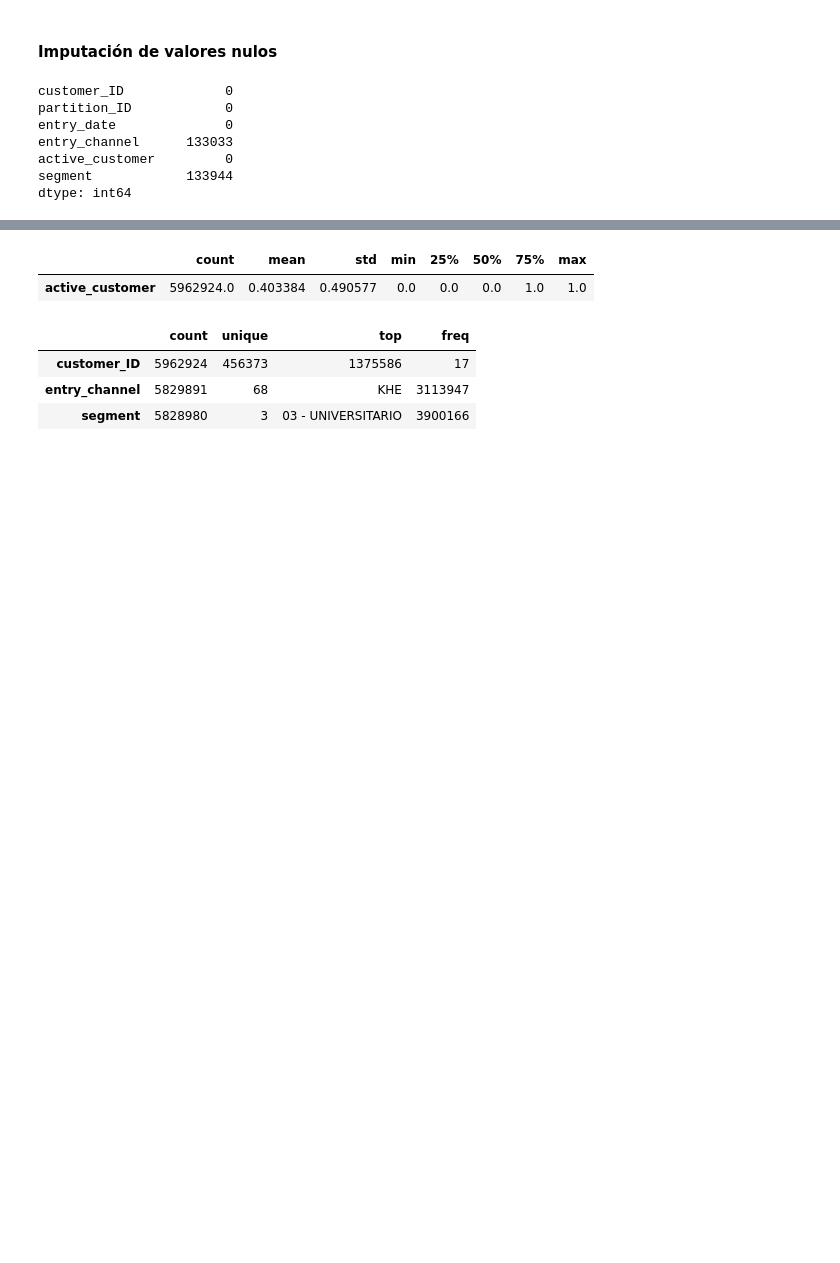
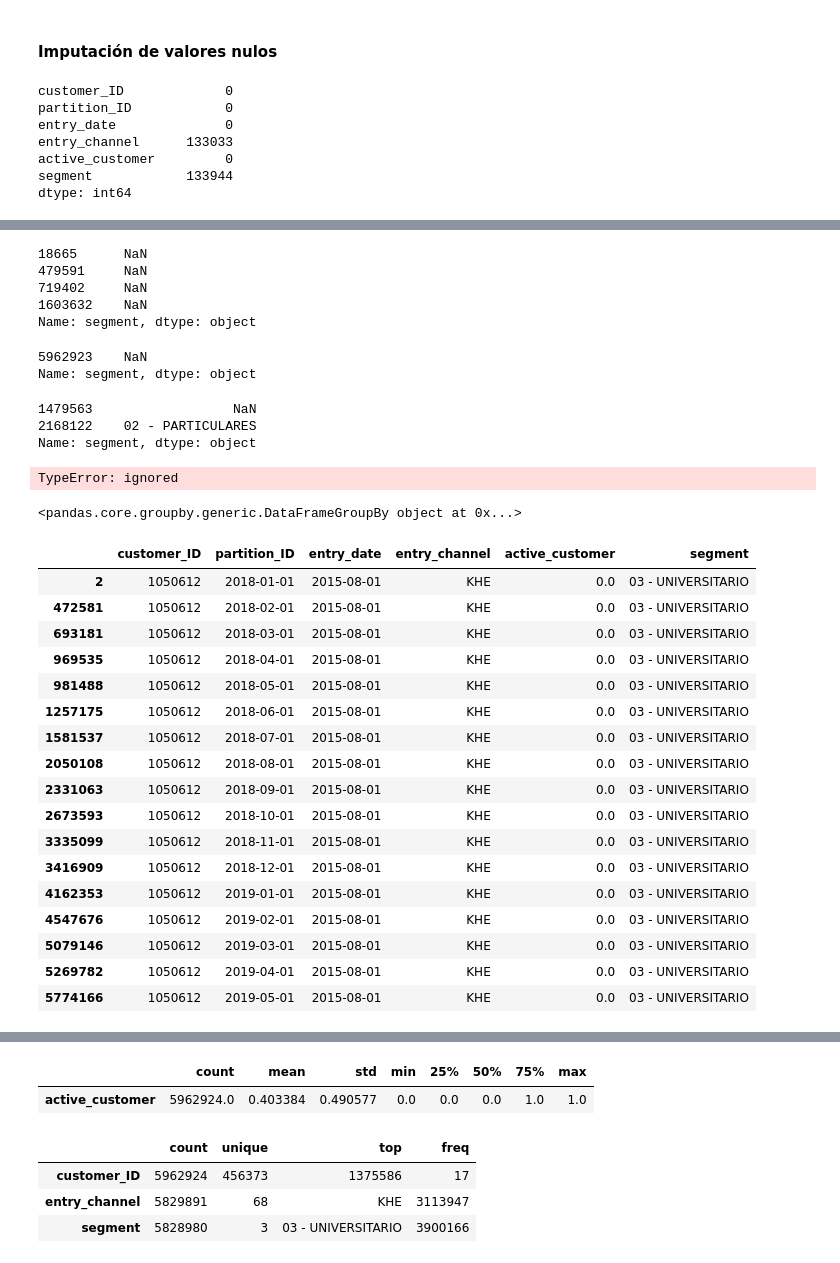
Before and after one commit to RicardColomOrero/easymoney, a Jupyter notebook: Easymoney_Ricard.ipynb, the cells around one changed output, grey strips where cells are left out. Saved outputs shown, nothing was run; the diff lists cells and outputs as text; code cells hidden in the pictures; blank space fills up the shorter version.

```diff
--- a/Easymoney_Ricard.ipynb
+++ b/Easymoney_Ricard.ipynb
@@ -494,9 +494,9 @@ customer_commercial_activity_1['customer_ID']=customer_commercial_activity_1['cu
 # %%
 #customer_commercial_activity_1['active_customer']=customer_commercial_activity_1['active_customer'].astype(bool)
 # %%
-customer_commercial_activity_1['entry_date']=pd.to_datetime(customer_commercial_activity_1['entry_date'])
+customer_commercial_activity_1['entry_date']=pd.to_datetime(customer_commercial_activity_1['entry_date'],format='%Y-%m')
 # %%
-customer_commercial_activity_1['partition_ID']=pd.to_datetime(customer_commercial_activity_1['partition_ID'])
+customer_commercial_activity_1['partition_ID']=pd.to_datetime(customer_commercial_activity_1['partition_ID'],format='%Y-%m')
 # %%
 customer_commercial_activity_1.head()
 # %% [output]
@@ -518,3 +518,5 @@ entry_channel      133033
 active_customer         0
 segment            133944
 dtype: int64
+# %%
+df=customer_commercial_activity_1.copy()
@@ -520,0 +578,19 @@ dtype: int64
+# %%
+df[df['customer_ID']==1060507]['segment']
+# %% [output]
+18665      NaN
+479591     NaN
+719402     NaN
+1603632    NaN
+Name: segment, dtype: object
+# %%
+df[df['customer_ID']==1550586]['segment']
+# %% [output]
+5962923    NaN
+Name: segment, dtype: object
+# %%
+df[df['customer_ID']==15891]['segment']
+# %% [output]
+1479563                  NaN
+2168122    02 - PARTICULARES
+Name: segment, dtype: object
@@ -520,0 +599,31 @@ dtype: int64
+# %%
+df[df.customer_ID.isin(list_ids_nullsegment)]('segment','partition_ID')
+# %% [output]
+TypeError: ignored
+# %%
+df.groupby(['customer_ID'])
+# %% [output]
+<pandas.core.groupby.generic.DataFrameGroupBy object at 0x...>
+# %%
+gbdf=df.groupby(['customer_ID'])
+# %%
+gbdf.get_group((1050612))
+# %% [output]
+|  | customer_ID | partition_ID | entry_date | entry_channel | active_customer | segment |
+| 2 | 1050612 | 2018-01-01 | 2015-08-01 | KHE | 0.0 | 03 - UNIVERSITARIO |
+| 472581 | 1050612 | 2018-02-01 | 2015-08-01 | KHE | 0.0 | 03 - UNIVERSITARIO |
+| 693181 | 1050612 | 2018-03-01 | 2015-08-01 | KHE | 0.0 | 03 - UNIVERSITARIO |
+| 969535 | 1050612 | 2018-04-01 | 2015-08-01 | KHE | 0.0 | 03 - UNIVERSITARIO |
+| 981488 | 1050612 | 2018-05-01 | 2015-08-01 | KHE | 0.0 | 03 - UNIVERSITARIO |
+| 1257175 | 1050612 | 2018-06-01 | 2015-08-01 | KHE | 0.0 | 03 - UNIVERSITARIO |
+| 1581537 | 1050612 | 2018-07-01 | 2015-08-01 | KHE | 0.0 | 03 - UNIVERSITARIO |
+| 2050108 | 1050612 | 2018-08-01 | 2015-08-01 | KHE | 0.0 | 03 - UNIVERSITARIO |
+| 2331063 | 1050612 | 2018-09-01 | 2015-08-01 | KHE | 0.0 | 03 - UNIVERSITARIO |
+| 2673593 | 1050612 | 2018-10-01 | 2015-08-01 | KHE | 0.0 | 03 - UNIVERSITARIO |
+| 3335099 | 1050612 | 2018-11-01 | 2015-08-01 | KHE | 0.0 | 03 - UNIVERSITARIO |
+| 3416909 | 1050612 | 2018-12-01 | 2015-08-01 | KHE | 0.0 | 03 - UNIVERSITARIO |
+| 4162353 | 1050612 | 2019-01-01 | 2015-08-01 | KHE | 0.0 | 03 - UNIVERSITARIO |
+| 4547676 | 1050612 | 2019-02-01 | 2015-08-01 | KHE | 0.0 | 03 - UNIVERSITARIO |
+| 5079146 | 1050612 | 2019-03-01 | 2015-08-01 | KHE | 0.0 | 03 - UNIVERSITARIO |
+| 5269782 | 1050612 | 2019-04-01 | 2015-08-01 | KHE | 0.0 | 03 - UNIVERSITARIO |
+| 5774166 | 1050612 | 2019-05-01 | 2015-08-01 | KHE | 0.0 | 03 - UNIVERSITARIO |
```
Also changed, not shown: parts of 10 cells of this notebook.
